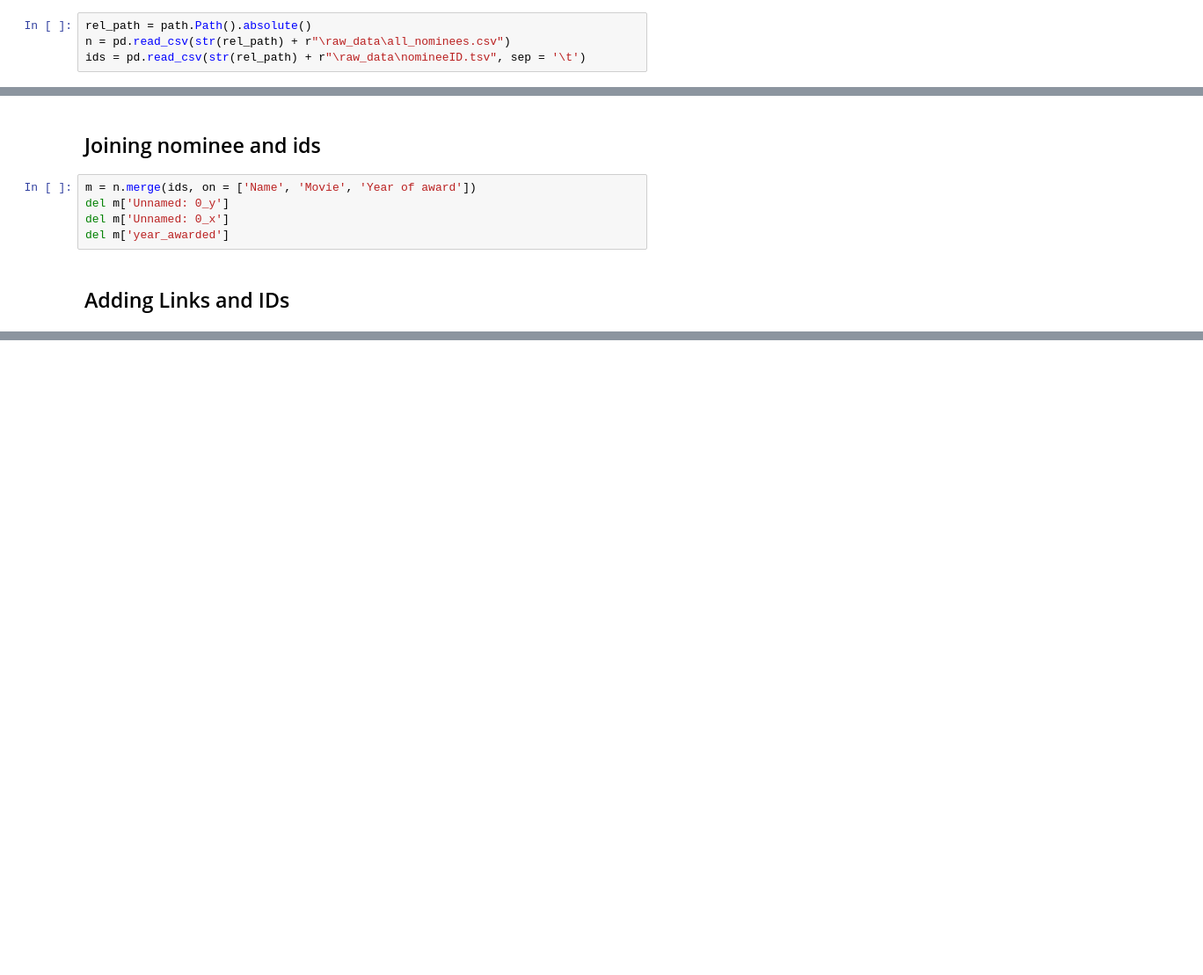
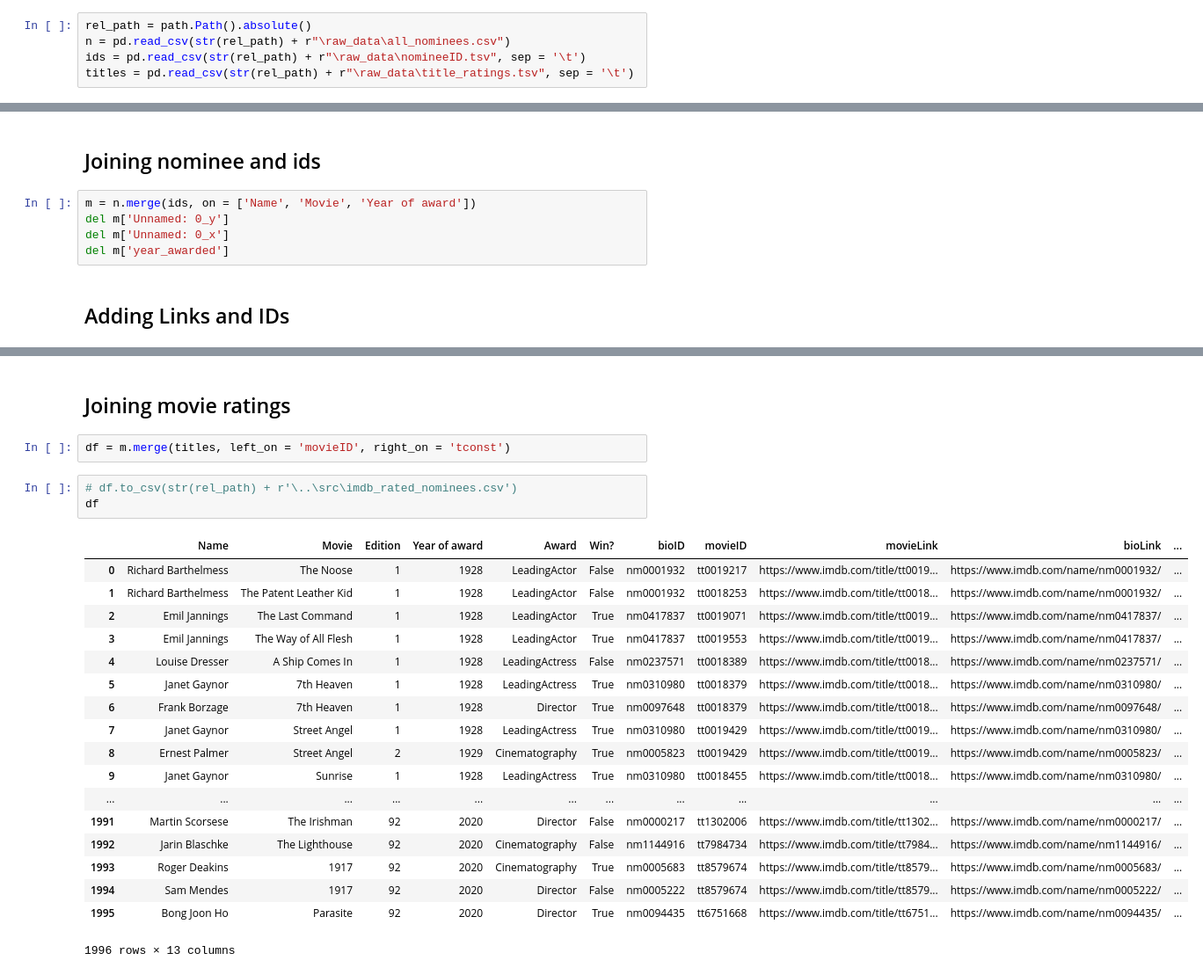
Before and after one commit to UW-CSE442-WI20/FP-oscar-nominations, a Jupyter notebook: data_processing/acting_nominee_cleaning.ipynb, the cells around one changed output, grey strips where cells are left out. Shown at 88% size. Saved outputs shown, nothing was run; the diff lists cells and outputs as text; blank space fills up the shorter version.

Commit message:
Created imdb rated nominee data

```diff
--- a/data_processing/acting_nominee_cleaning.ipynb
+++ b/data_processing/acting_nominee_cleaning.ipynb
@@ -11,6 +11,7 @@ import pathlib as path
 rel_path = path.Path().absolute()
 n = pd.read_csv(str(rel_path) + r"\raw_data\all_nominees.csv")
 ids = pd.read_csv(str(rel_path) + r"\raw_data\nomineeID.tsv", sep = '\t')
+titles = pd.read_csv(str(rel_path) + r"\raw_data\title_ratings.tsv", sep = '\t')
 # %% [markdown]
 ## Adding Missing BioId's
 # %%
@@ -66,0 +49,26 @@ m['movieID'] = m['movieID'].str.split('/', expand = True)[4]
+# %% [markdown]
+## Joining movie ratings
+# %%
+df = m.merge(titles, left_on = 'movieID', right_on = 'tconst')
+# %%
+# df.to_csv(str(rel_path) + r'\..\src\imdb_rated_nominees.csv')
+df
+# %% [output]
+|  | Name | Movie | Edition | Year of award | Award | Win? | bioID | movieID | movieLink | bioLink | ... |
+| 0 | Richard Barthelmess | The Noose | 1 | 1928 | LeadingActor | False | nm0001932 | tt0019217 | https://www.imdb.com/title/tt0019... | https://www.imdb.com/name/nm0001932/ | ... |
+| 1 | Richard Barthelmess | The Patent Leather Kid | 1 | 1928 | LeadingActor | False | nm0001932 | tt0018253 | https://www.imdb.com/title/tt0018... | https://www.imdb.com/name/nm0001932/ | ... |
+| 2 | Emil Jannings | The Last Command | 1 | 1928 | LeadingActor | True | nm0417837 | tt0019071 | https://www.imdb.com/title/tt0019... | https://www.imdb.com/name/nm0417837/ | ... |
+| 3 | Emil Jannings | The Way of All Flesh | 1 | 1928 | LeadingActor | True | nm0417837 | tt0019553 | https://www.imdb.com/title/tt0019... | https://www.imdb.com/name/nm0417837/ | ... |
+| 4 | Louise Dresser | A Ship Comes In | 1 | 1928 | LeadingActress | False | nm0237571 | tt0018389 | https://www.imdb.com/title/tt0018... | https://www.imdb.com/name/nm0237571/ | ... |
+| 5 | Janet Gaynor | 7th Heaven | 1 | 1928 | LeadingActress | True | nm0310980 | tt0018379 | https://www.imdb.com/title/tt0018... | https://www.imdb.com/name/nm0310980/ | ... |
+| 6 | Frank Borzage | 7th Heaven | 1 | 1928 | Director | True | nm0097648 | tt0018379 | https://www.imdb.com/title/tt0018... | https://www.imdb.com/name/nm0097648/ | ... |
+| 7 | Janet Gaynor | Street Angel | 1 | 1928 | LeadingActress | True | nm0310980 | tt0019429 | https://www.imdb.com/title/tt0019... | https://www.imdb.com/name/nm0310980/ | ... |
+| 8 | Ernest Palmer | Street Angel | 2 | 1929 | Cinematography | True | nm0005823 | tt0019429 | https://www.imdb.com/title/tt0019... | https://www.imdb.com/name/nm0005823/ | ... |
+| 9 | Janet Gaynor | Sunrise | 1 | 1928 | LeadingActress | True | nm0310980 | tt0018455 | https://www.imdb.com/title/tt0018... | https://www.imdb.com/name/nm0310980/ | ... |
+| ... | ... | ... | ... | ... | ... | ... | ... | ... | ... | ... | ... |
+| 1991 | Martin Scorsese | The Irishman | 92 | 2020 | Director | False | nm0000217 | tt1302006 | https://www.imdb.com/title/tt1302... | https://www.imdb.com/name/nm0000217/ | ... |
+| 1992 | Jarin Blaschke | The Lighthouse | 92 | 2020 | Cinematography | False | nm1144916 | tt7984734 | https://www.imdb.com/title/tt7984... | https://www.imdb.com/name/nm1144916/ | ... |
+| 1993 | Roger Deakins | 1917 | 92 | 2020 | Cinematography | True | nm0005683 | tt8579674 | https://www.imdb.com/title/tt8579... | https://www.imdb.com/name/nm0005683/ | ... |
+| 1994 | Sam Mendes | 1917 | 92 | 2020 | Director | False | nm0005222 | tt8579674 | https://www.imdb.com/title/tt8579... | https://www.imdb.com/name/nm0005222/ | ... |
+| 1995 | Bong Joon Ho | Parasite | 92 | 2020 | Director | True | nm0094435 | tt6751668 | https://www.imdb.com/title/tt6751... | https://www.imdb.com/name/nm0094435/ | ... |
+1996 rows × 13 columns
```
Also changed, not shown: parts of 1 cell of this notebook, 4 other files.
